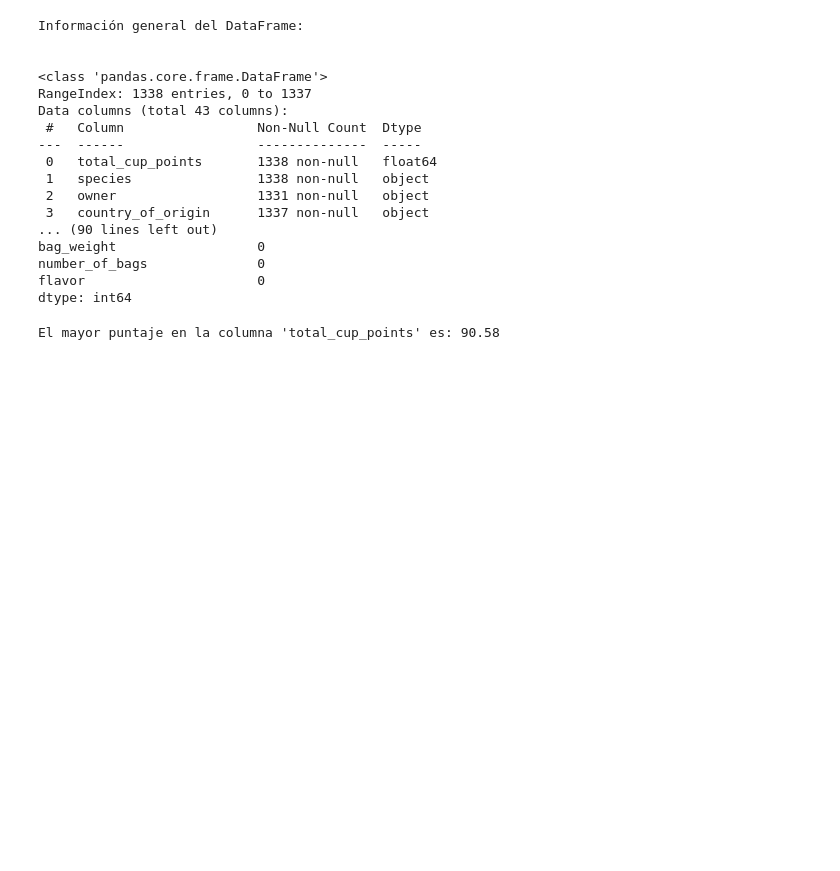
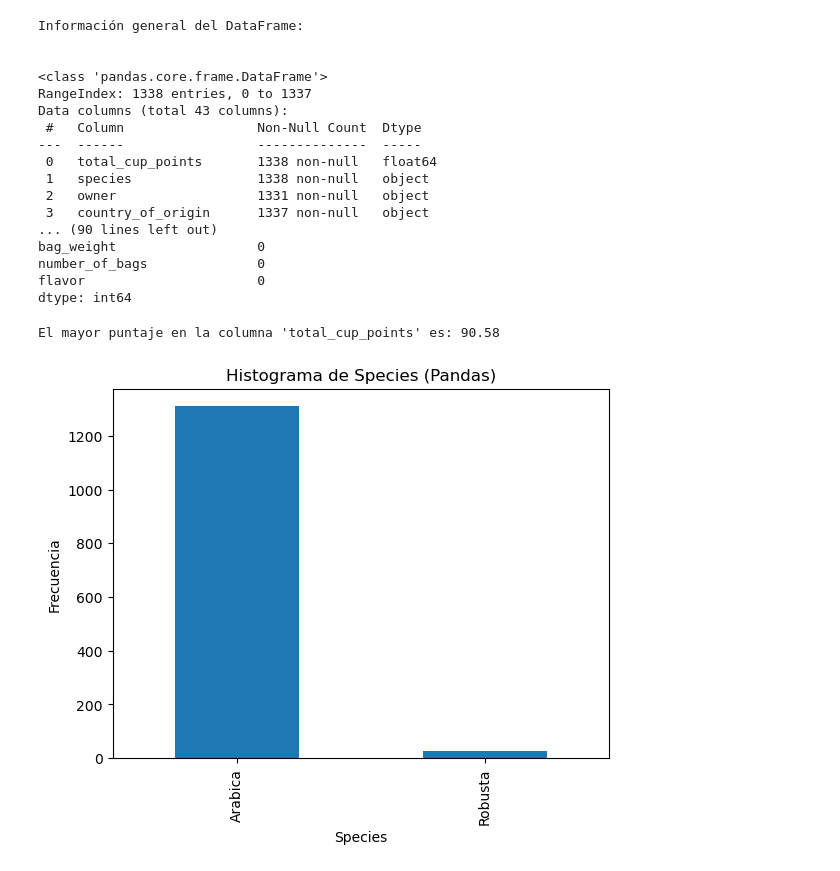
Before and after one commit to alan19720/actividad1, a Jupyter notebook: actividad1.ipynb, the cells around one changed output. Saved outputs shown, nothing was run; the diff lists cells and outputs as text; code cells hidden in the pictures; blank space fills up the shorter version.

```diff
--- a/actividad1.ipynb
+++ b/actividad1.ipynb
@@ -75,3 +75,18 @@ max_puntaje = df['total_cup_points'].max()
 print("El mayor puntaje en 'total_cup_points' es:", max_puntaje)
 # %% [output]
 El mayor puntaje en la columna 'total_cup_points' es: 90.58
+# %%
+#utilizamos
+# Utilizamos el método value_counts() para contar la frecuencia de cada categoría en la columna "species"
+histograma_pandas = df['species'].value_counts()
+
+# Creamos una grafica para el histograma utilizando Pandas
+histograma_pandas.plot(kind='bar')
+plt.title('Histograma de Species (Pandas)')
+plt.xlabel('Species')
+plt.ylabel('Frecuencia')
+
+# vizualizamos la gráfica
+plt.show()
+# %% [output]
+[figure, added]
```
Also changed, not shown: parts of 3 cells of this notebook.
